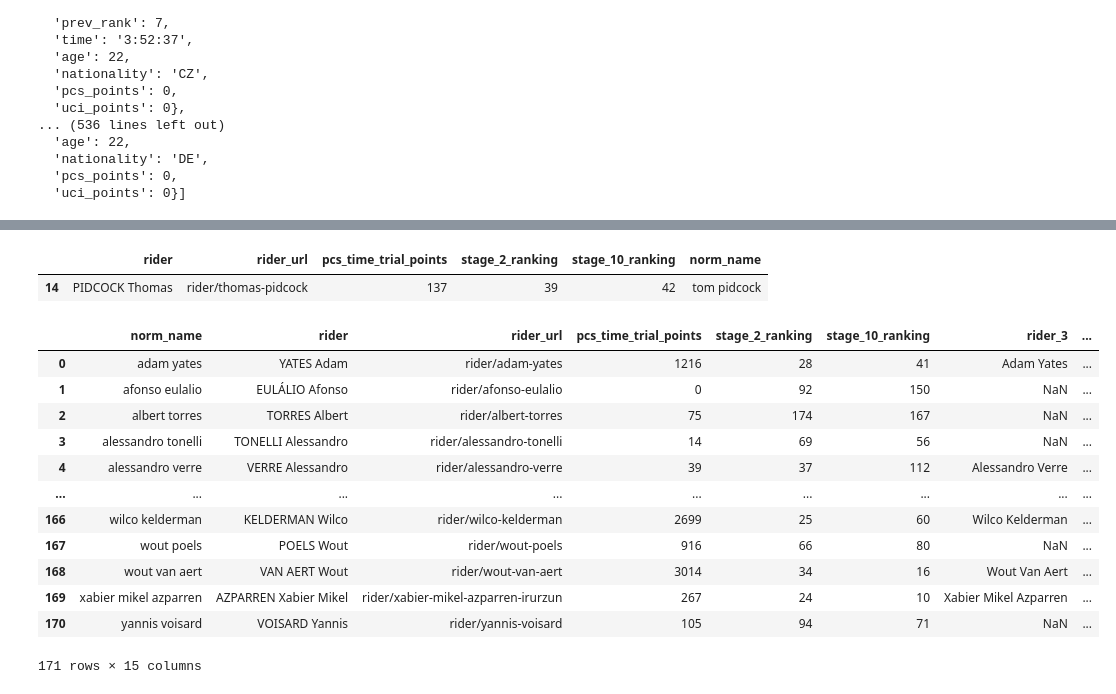
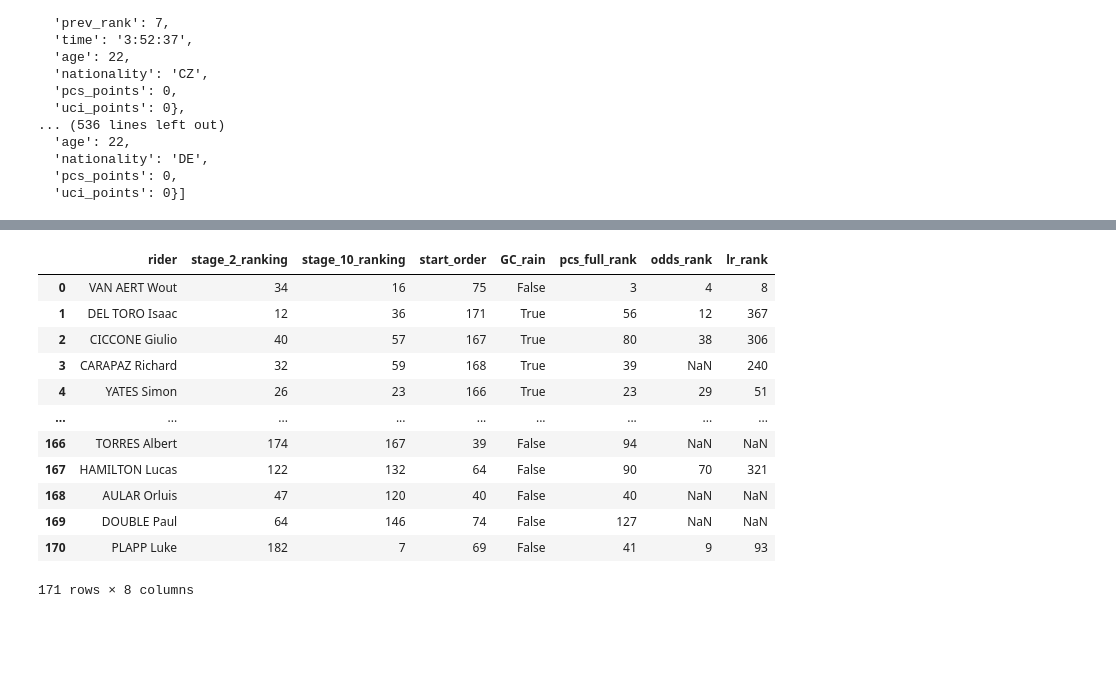
Before and after one commit to jlb112/pro-cycling-analysis, a Jupyter notebook: services/analysis/giro_tt/giro_2025_tt_performance.ipynb, the cells around one changed output, grey strips where cells are left out. Drawn from its saved outputs; the diff is of its cells as text; code cells hidden in the pictures; blank space fills up the shorter version.

Commit message:
TT ranking notebook

```diff
--- a/services/analysis/giro_tt/giro_2025_tt_performance.ipynb
+++ b/services/analysis/giro_tt/giro_2025_tt_performance.ipynb
@@ -299,0 +310,9 @@ print(pcs_df.head())
+# %%
+# Derive the start order from the gc ranking
+start_rank = pcs_df["reverse_start_order"].rank(
+    method="dense",   # or "min", "average", etc.
+    ascending=False
+)
+pcs_df['start_order'] = start_rank.astype("Int64")
+pcs_df = pcs_df.drop(columns='reverse_start_order')
+pcs_df
@@ -299,0 +333,19 @@ print(pcs_df.head())
+# %%
+### SPLIT GC RAIN VS NON GC
+rain_rename_map = [
+    "DEL TORO Isaac",
+    "AYUSO Juan",
+    "TIBERI Antonio",
+    "CARAPAZ Richard",
+    "CICCONE Giulio",
+    "YATES Simon",
+    "BERNAL Egan",
+    "MCNULTY Brandon",
+    "YATES Adam",
+    "ROGLIČ Primož",
+    "STORER Michael",
+    "CARUSO Damiano",
+    "ARENSMAN Thymen"
+]
+# %%
+pcs_df["GC_rain"] = pcs_df["rider"].isin(rain_rename_map)
@@ -411,28 +442,35 @@ lr_df
-# %%
-pcs_df.loc[pcs_df['rider']=='PIDCOCK Thomas']
-# %% [output]
-|  | rider | rider_url | pcs_time_trial_points | stage_2_ranking | stage_10_ranking | norm_name |
-| 14 | PIDCOCK Thomas | rider/thomas-pidcock | 137 | 39 | 42 | tom pidcock |
+# %%
+# PCS: highest num → rank 1, next distinct → rank 2, etc.
+ranks = pcs_df["pcs_time_trial_points"].rank(
+    method="dense",   # or "min", "average", etc.
+    ascending=False
+)
+pcs_df["pcs_full_rank"] = ranks.astype("Int64")
 # %%
 # Now merge/join on norm_name
 merged = (
     pcs_df.set_index("norm_name")
-        .join(oc_df.set_index("norm_name"), how="outer", rsuffix="_3")
+        .join(oc_df.set_index("norm_name"), how="left", rsuffix="_3")
         .join(lr_df.set_index("norm_name"), how="left", rsuffix="_2")
        .reset_index()
 )
+
+merged = merged.drop(['WinScore', 'Pct25Time', 'rating', 'rider_url','pcs_time_trial_points', 'odds', 'rider_2', 'rider_3', 'Team', 'norm_name'], axis=1)
+
 merged
+
+#Join, top 100, count(na), rank, fill, top 30
 # %% [output]
-|  | norm_name | rider | rider_url | pcs_time_trial_points | stage_2_ranking | stage_10_ranking | rider_3 | ... |
-| 0 | adam yates | YATES Adam | rider/adam-yates | 1216 | 28 | 41 | Adam Yates | ... |
-| 1 | afonso eulalio | EULÁLIO Afonso | rider/afonso-eulalio | 0 | 92 | 150 | NaN | ... |
-| 2 | albert torres | TORRES Albert | rider/albert-torres | 75 | 174 | 167 | NaN | ... |
-| 3 | alessandro tonelli | TONELLI Alessandro | rider/alessandro-tonelli | 14 | 69 | 56 | NaN | ... |
-| 4 | alessandro verre | VERRE Alessandro | rider/alessandro-verre | 39 | 37 | 112 | Alessandro Verre | ... |
+|  | rider | stage_2_ranking | stage_10_ranking | start_order | GC_rain | pcs_full_rank | odds_rank | lr_rank |
+| 0 | VAN AERT Wout | 34 | 16 | 75 | False | 3 | 4 | 8 |
+| 1 | DEL TORO Isaac | 12 | 36 | 171 | True | 56 | 12 | 367 |
+| 2 | CICCONE Giulio | 40 | 57 | 167 | True | 80 | 38 | 306 |
+| 3 | CARAPAZ Richard | 32 | 59 | 168 | True | 39 | NaN | 240 |
+| 4 | YATES Simon | 26 | 23 | 166 | True | 23 | 29 | 51 |
 | ... | ... | ... | ... | ... | ... | ... | ... | ... |
-| 166 | wilco kelderman | KELDERMAN Wilco | rider/wilco-kelderman | 2699 | 25 | 60 | Wilco Kelderman | ... |
-| 167 | wout poels | POELS Wout | rider/wout-poels | 916 | 66 | 80 | NaN | ... |
-| 168 | wout van aert | VAN AERT Wout | rider/wout-van-aert | 3014 | 34 | 16 | Wout Van Aert | ... |
-| 169 | xabier mikel azparren | AZPARREN Xabier Mikel | rider/xabier-mikel-azparren-irurzun | 267 | 24 | 10 | Xabier Mikel Azparren | ... |
-| 170 | yannis voisard | VOISARD Yannis | rider/yannis-voisard | 105 | 94 | 71 | NaN | ... |
+| 166 | TORRES Albert | 174 | 167 | 39 | False | 94 | NaN | NaN |
+| 167 | HAMILTON Lucas | 122 | 132 | 64 | False | 90 | 70 | 321 |
+| 168 | AULAR Orluis | 47 | 120 | 40 | False | 40 | NaN | NaN |
+| 169 | DOUBLE Paul | 64 | 146 | 74 | False | 127 | NaN | NaN |
+| 170 | PLAPP Luke | 182 | 7 | 69 | False | 41 | 9 | 93 |
-171 rows × 15 columns
+171 rows × 8 columns
```
Also changed, not shown: parts of 39 cells of this notebook.
